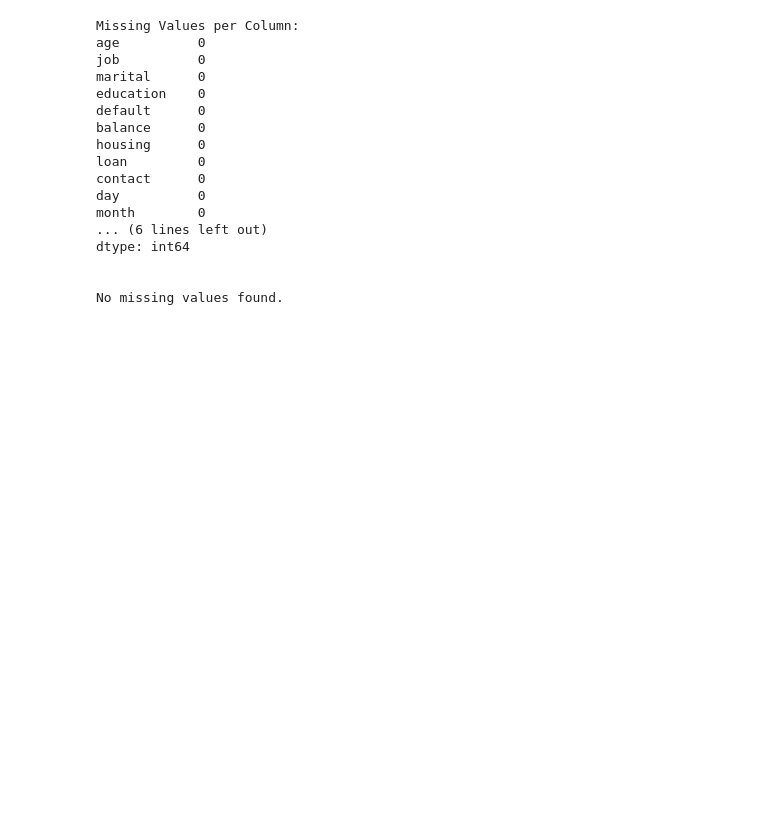
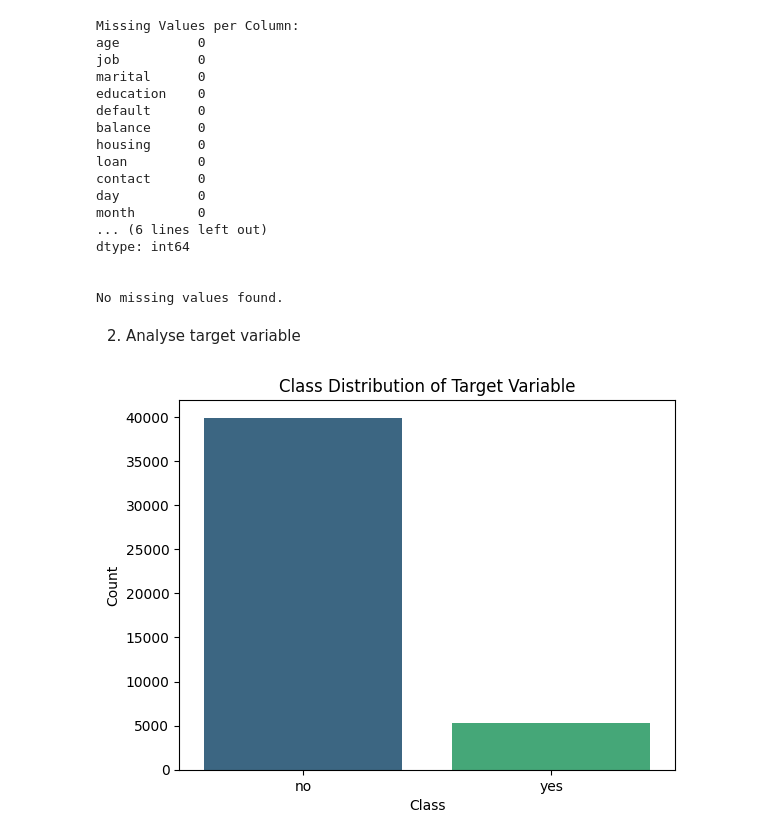
Before and after one commit to RanudeeFernando/CM2604_ML_CW, a Jupyter notebook: notebooks/ml_project.ipynb, the cells around one changed output. Saved outputs shown, nothing was run; the diff lists cells and outputs as text; code cells hidden in the pictures; blank space fills up the shorter version.

```diff
--- a/notebooks/ml_project.ipynb
+++ b/notebooks/ml_project.ipynb
@@ -186,3 +186,5 @@ dtype: int64
 
 
 No missing values found.
+# %% [markdown]
+2. Analyse target variable
@@ -188,0 +194,9 @@ No missing values found.
+# %%
+# Plot the count distribution of target variable
+sns.countplot(x='y', data=df, hue='y', palette='viridis')
+plt.title('Class Distribution of Target Variable')
+plt.xlabel('Class')
+plt.ylabel('Count')
+plt.show()
+# %% [output]
+[figure, added]
```
Also changed, not shown: parts of 9 cells of this notebook.
